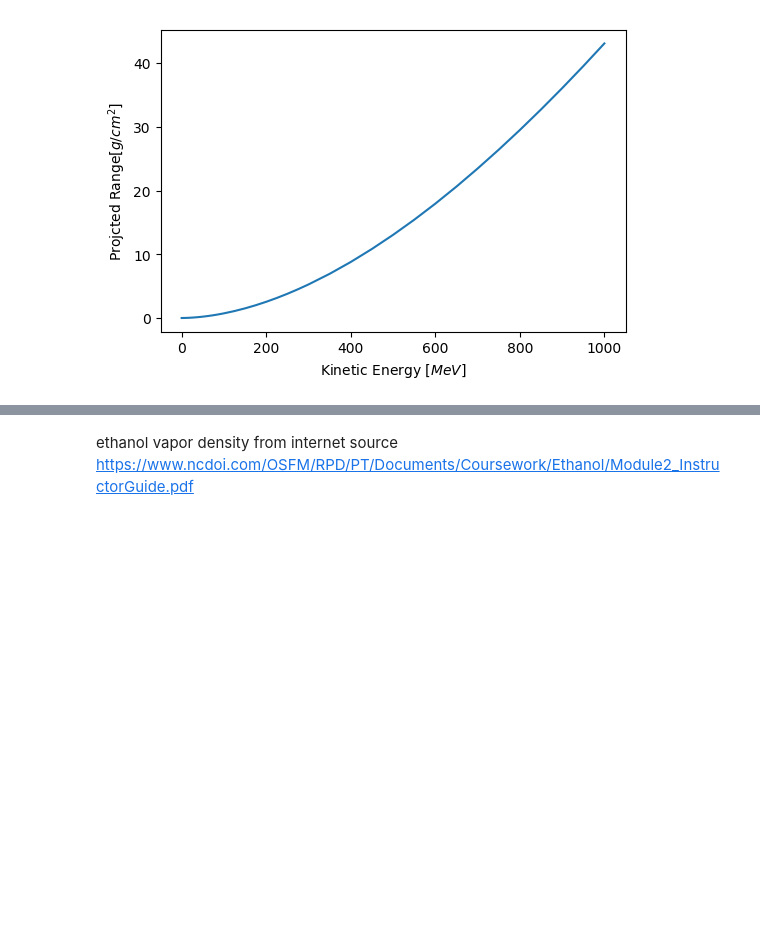
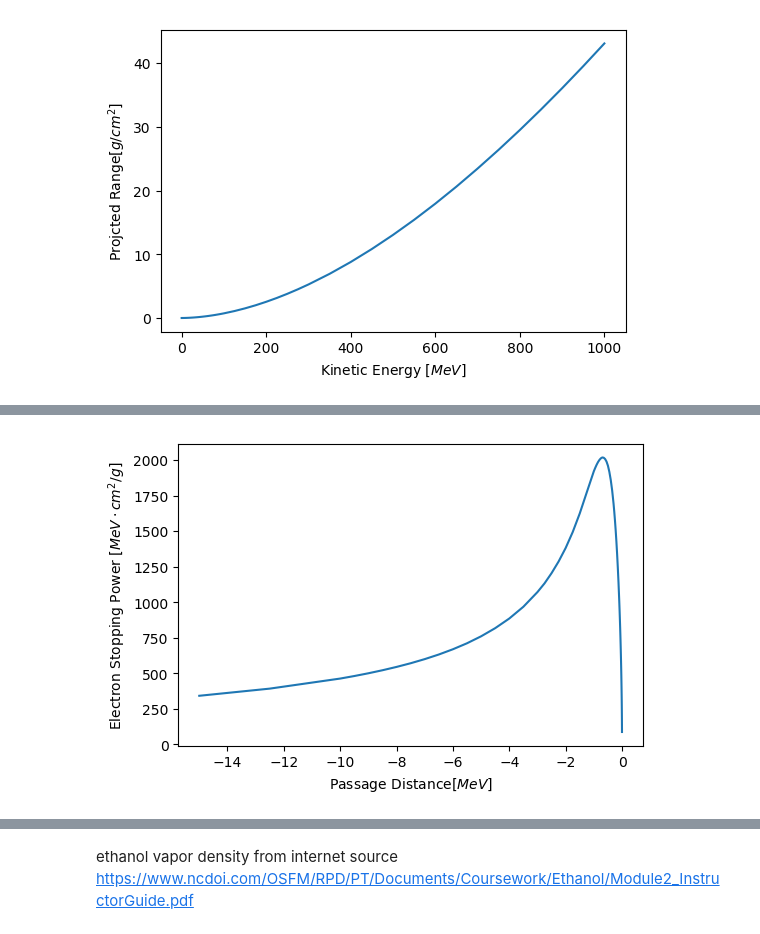
Before and after one commit to EigenSolver/Advanced-Laboratory, a Jupyter notebook: Experiment4/Cloud Chamber.ipynb, the cells around one changed output, grey strips where cells are left out. Cells and saved outputs as stored; diff of their text form; code cells hidden in the pictures; blank space fills up the shorter version.

```diff
--- a/Experiment4/Cloud Chamber.ipynb
+++ b/Experiment4/Cloud Chamber.ipynb
@@ -187,0 +206,12 @@ plt.show()
+# %%
+fig,ax=plt.subplots()
+fig.set_dpi(100)
+bound=80
+plt.plot(-ASTAR_data.Kinetic_Energy[:bound],ASTAR_data.Electron_Stp_Pow[:bound])
+plt.ylabel(r"Electron Stopping Power [$MeV\cdot cm^2/g$]")
+plt.xlabel(r"Passage Distance$[MeV]$")
+# plt.xticks(np.arange(-3,4),np.vectorize(lambda x: r"$10^{"+str(x)+"}$")(np.arange(-3,4)))
+# plt.yticks(np.arange(1.5,3.3,0.5),np.vectorize(lambda x: r"$10^{"+str(x)+"}$")(np.arange(1.5,3.3,0.5)))
+plt.show()
+# %% [output]
+[figure, added]
```
Also changed, not shown: parts of 10 cells of this notebook, 1 other file.
